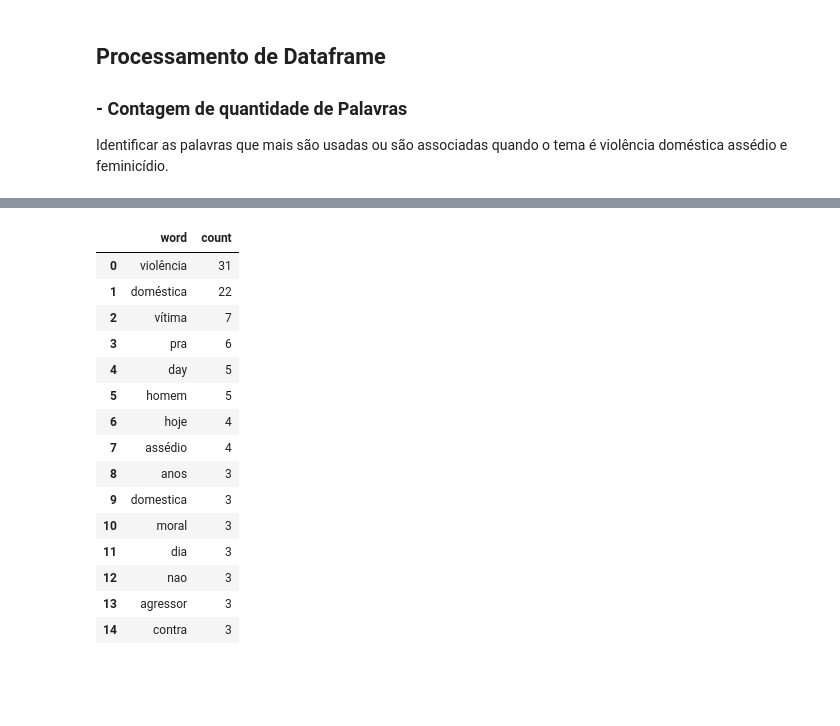
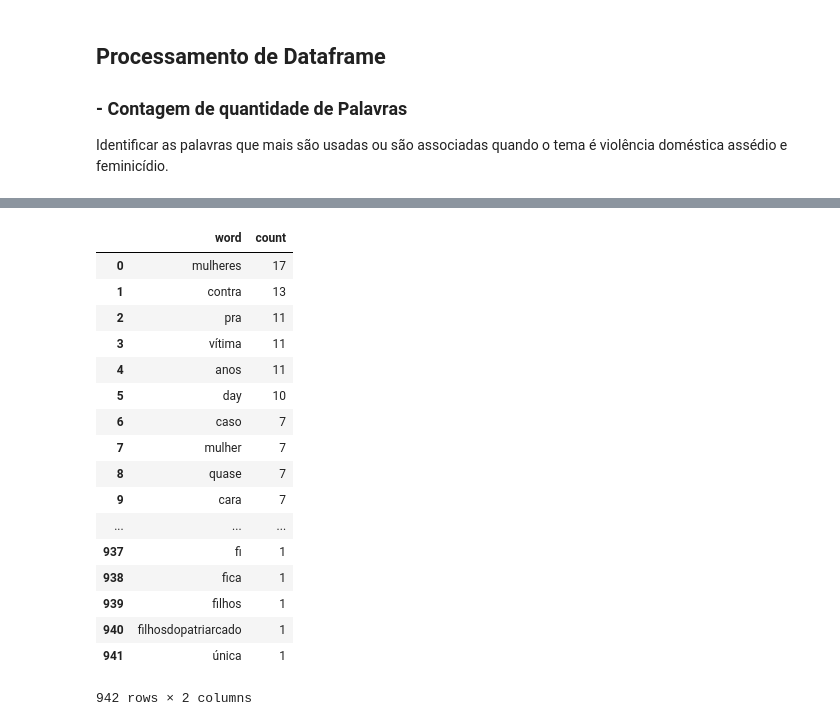
Before and after one commit to NandaPL/dashboard-de-dados-sobre-violencia-domestica, a Jupyter notebook: pre-processing.ipynb, the cells around one changed output, grey strips where cells are left out. Saved outputs shown, nothing was run; the diff lists cells and outputs as text; code cells hidden in the pictures; blank space fills up the shorter version.

```diff
--- a/pre-processing.ipynb
+++ b/pre-processing.ipynb
@@ -134,21 +97,27 @@ array([[0, 0, 0, ..., 0, 0, 0],
 word_count = pd.DataFrame(cv.get_feature_names(), columns = ['word'])
 word_count['count'] = counts.sum(axis=0).tolist()[0]
 word_count = word_count.sort_values('count', ascending = False).reset_index(drop = True)
-word_count[:15]
-# %% [output]
-|  | word | count |
-| 0 | violência | 31 |
-| 1 | doméstica | 22 |
-| 2 | vítima | 7 |
-| 3 | pra | 6 |
-| 4 | day | 5 |
-| 5 | homem | 5 |
-| 6 | hoje | 4 |
-| 7 | assédio | 4 |
-| 8 | anos | 3 |
-| 9 | domestica | 3 |
-| 10 | moral | 3 |
-| 11 | dia | 3 |
-| 12 | nao | 3 |
-| 13 | agressor | 3 |
-| 14 | contra | 3 |
+# %%
+words = [index for index, row in word_count.iterrows() if row['word'] == 'violência' or row['word'] == 'doméstica' or row['word'] == 'assédio' or row['word'] == 'feminicídio']
+df_wordcount = word_count.drop(words)
+df_wordcount.reset_index(inplace=True, drop=True)
+df_wordcount
+# %% [output]
+|  | word | count |
+| 0 | mulheres | 17 |
+| 1 | contra | 13 |
+| 2 | pra | 11 |
+| 3 | vítima | 11 |
+| 4 | anos | 11 |
+| 5 | day | 10 |
+| 6 | caso | 7 |
+| 7 | mulher | 7 |
+| 8 | quase | 7 |
+| 9 | cara | 7 |
+| ... | ... | ... |
+| 937 | fi | 1 |
+| 938 | fica | 1 |
+| 939 | filhos | 1 |
+| 940 | filhosdopatriarcado | 1 |
+| 941 | única | 1 |
+942 rows × 2 columns
```
Also changed, not shown: parts of 7 cells of this notebook, 1 other file.
